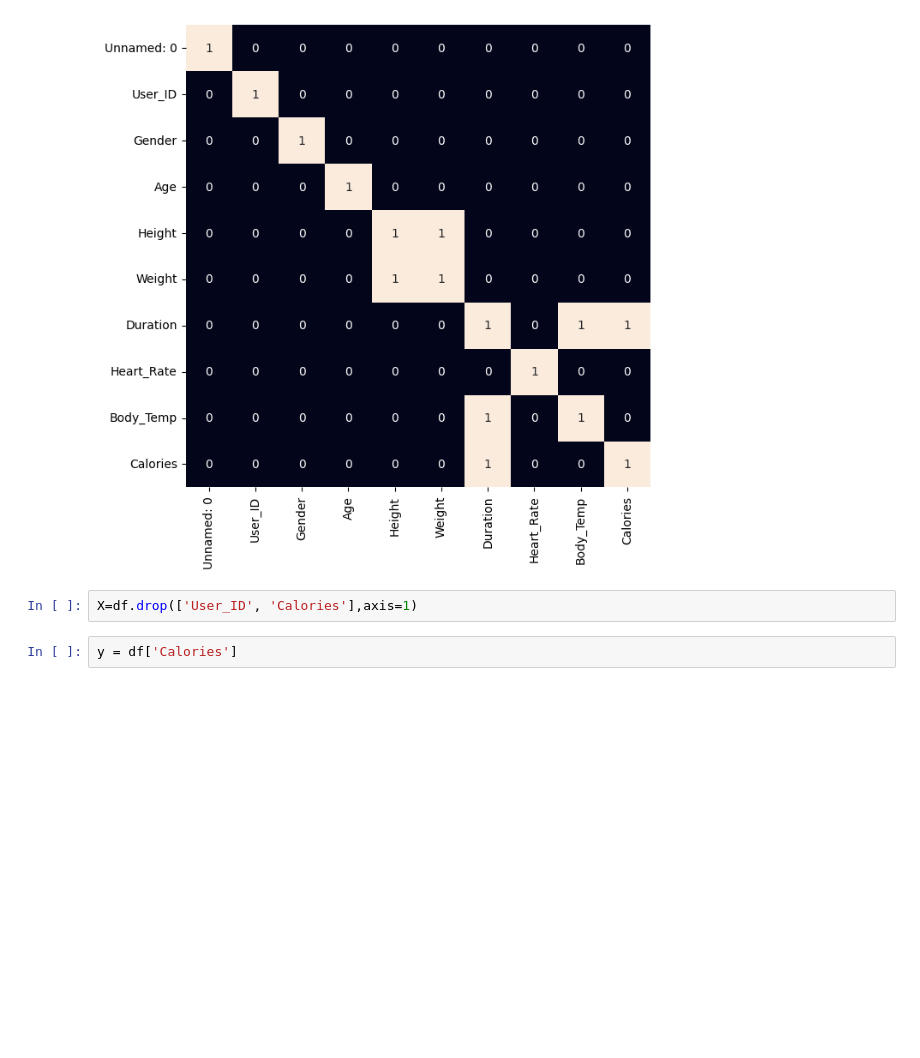
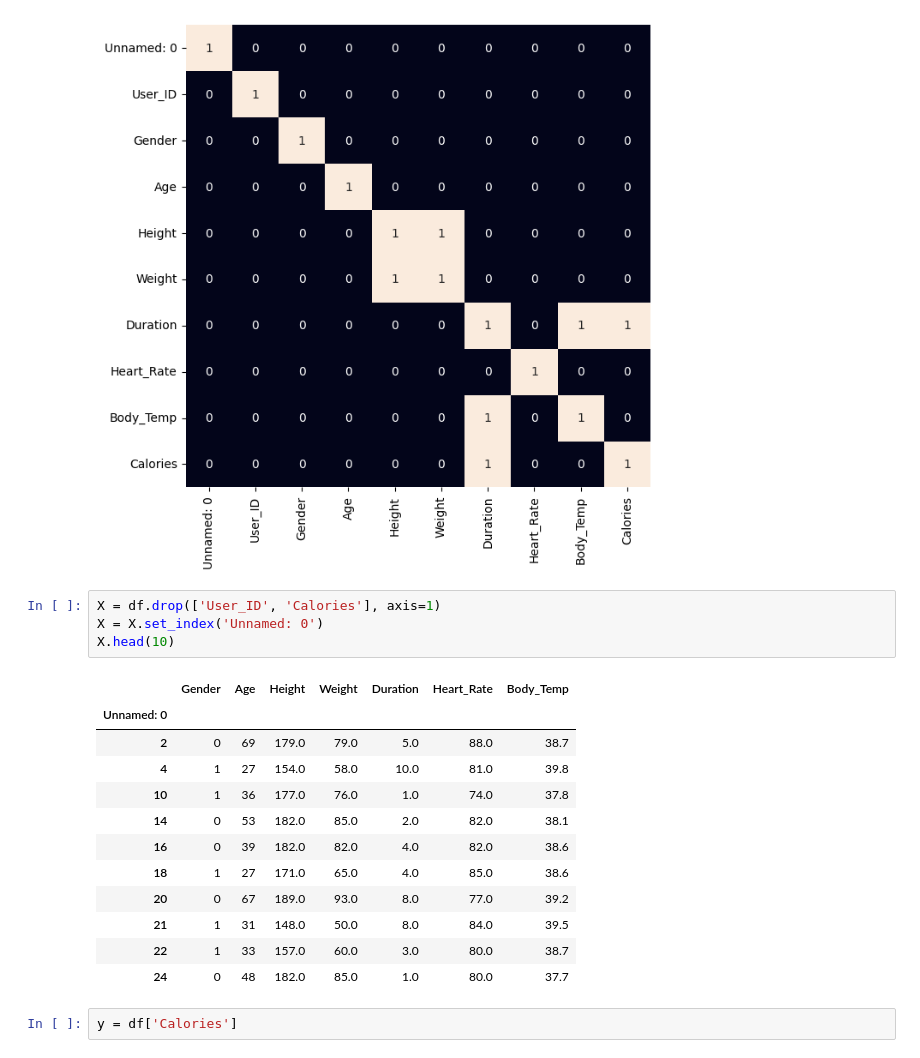
Before and after one commit to proteus21/REGRESSION, a Jupyter notebook: 4_CALORIES_BURNED_CALCULATOR/Calories_Burned_Calculator.ipynb, the cells around one changed output. Drawn from its saved outputs; the diff is of its cells as text; blank space fills up the shorter version.

```diff
--- a/4_CALORIES_BURNED_CALCULATOR/Calories_Burned_Calculator.ipynb
+++ b/4_CALORIES_BURNED_CALCULATOR/Calories_Burned_Calculator.ipynb
@@ -104,7 +103,22 @@ plt.show()
 # %% [output]
 [figure]
 # %%
-X=df.drop(['User_ID', 'Calories'],axis=1)
+X = df.drop(['User_ID', 'Calories'], axis=1)
+X = X.set_index('Unnamed: 0')
+X.head(10)
+# %% [output]
+|  | Gender | Age | Height | Weight | Duration | Heart_Rate | Body_Temp |
+| Unnamed: 0 |  |  |  |  |  |  |  |
+| 2 | 0 | 69 | 179.0 | 79.0 | 5.0 | 88.0 | 38.7 |
+| 4 | 1 | 27 | 154.0 | 58.0 | 10.0 | 81.0 | 39.8 |
+| 10 | 1 | 36 | 177.0 | 76.0 | 1.0 | 74.0 | 37.8 |
+| 14 | 0 | 53 | 182.0 | 85.0 | 2.0 | 82.0 | 38.1 |
+| 16 | 0 | 39 | 182.0 | 82.0 | 4.0 | 82.0 | 38.6 |
+| 18 | 1 | 27 | 171.0 | 65.0 | 4.0 | 85.0 | 38.6 |
+| 20 | 0 | 67 | 189.0 | 93.0 | 8.0 | 77.0 | 39.2 |
+| 21 | 1 | 31 | 148.0 | 50.0 | 8.0 | 84.0 | 39.5 |
+| 22 | 1 | 33 | 157.0 | 60.0 | 3.0 | 80.0 | 38.7 |
+| 24 | 0 | 48 | 182.0 | 85.0 | 1.0 | 80.0 | 37.7 |
 # %%
 y = df['Calories']
 # %%
```
Also changed, not shown: parts of 6 cells of this notebook.
